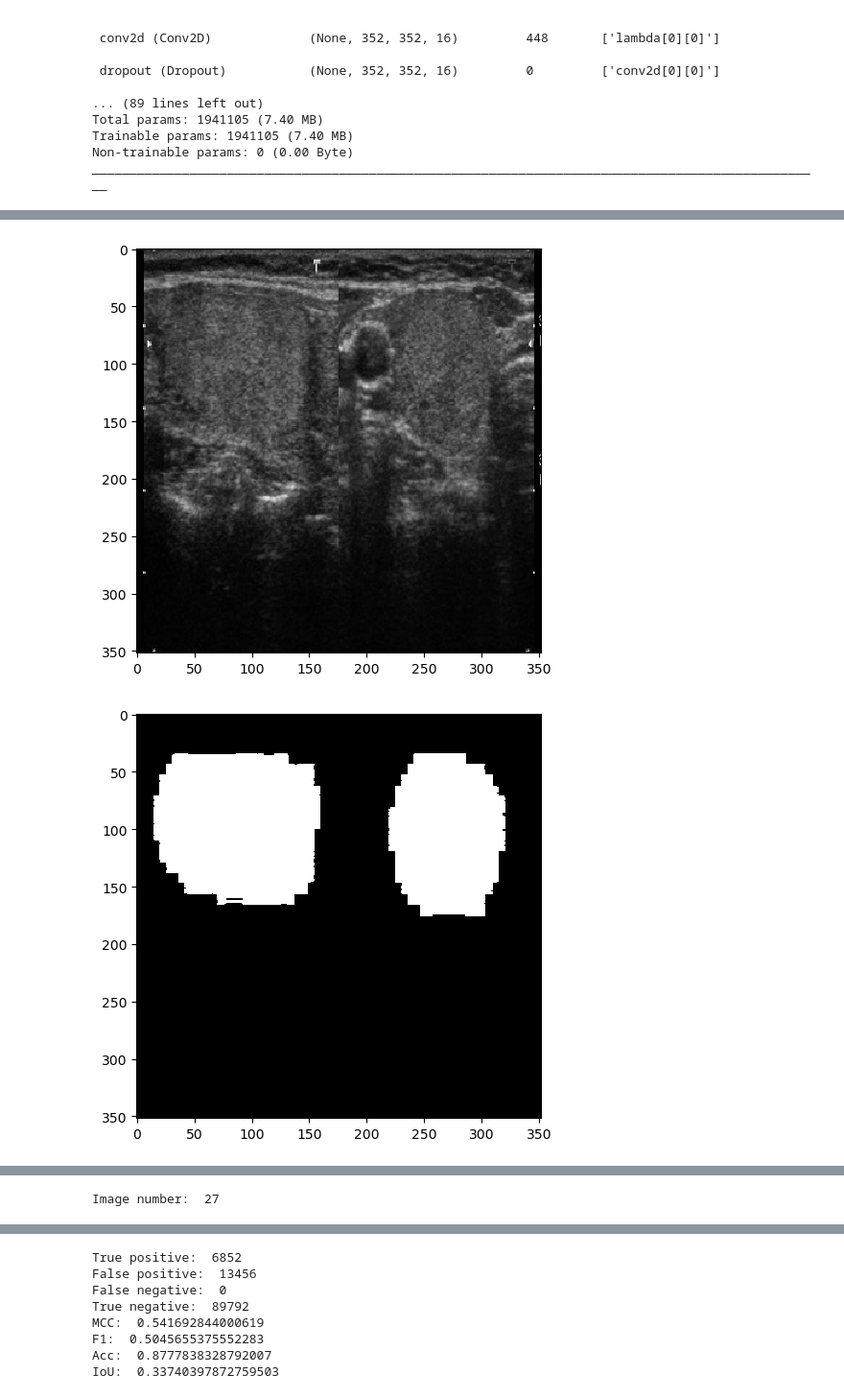
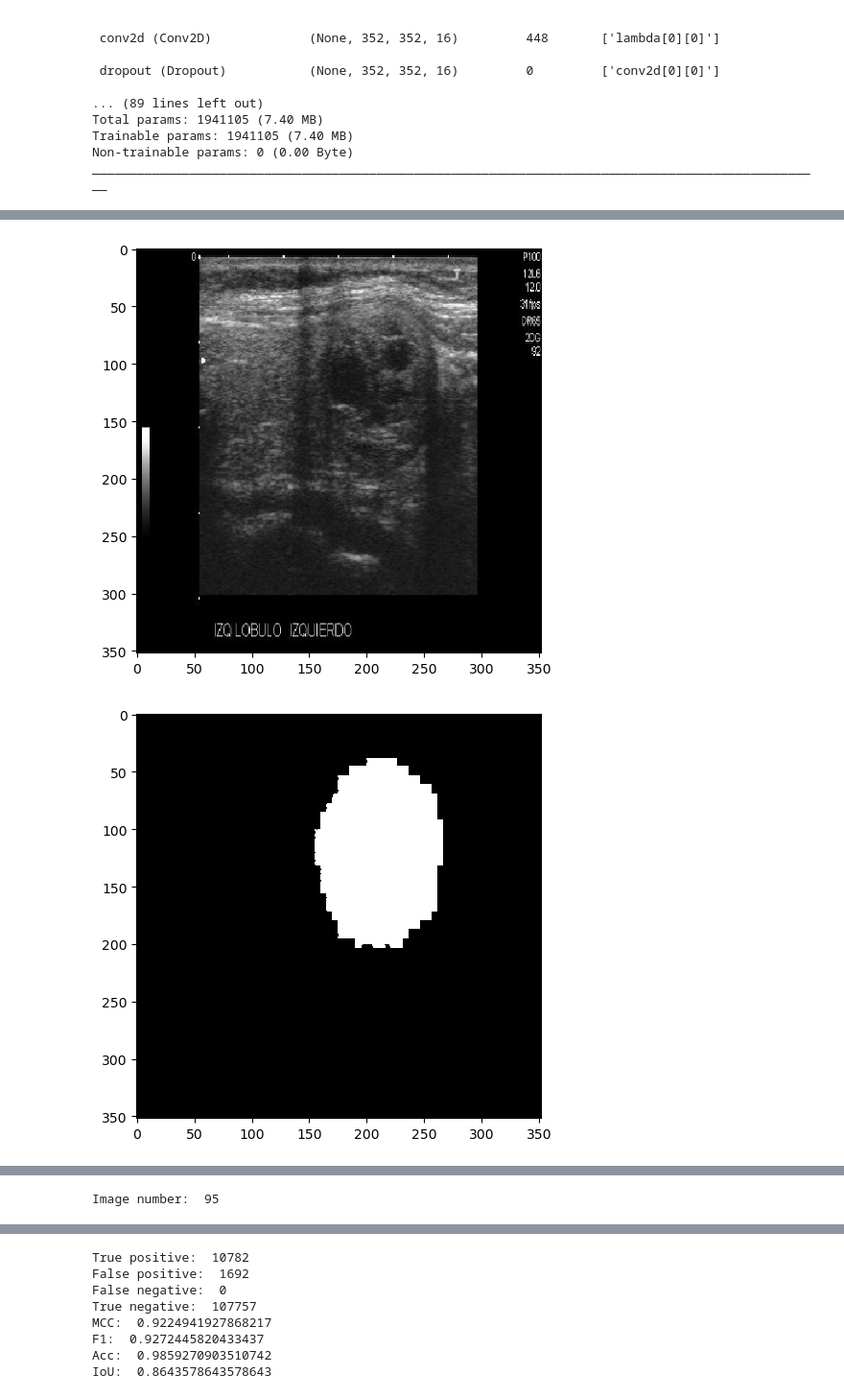
Before and after one commit to LaraTaras/Disertatie_, a Jupyter notebook: jupyternotebook/Unet Model.ipynb, the cells around one changed output, grey strips where cells are left out. Shown at 96% size. Drawn from its saved outputs; the diff is of its cells as text; code cells hidden in the pictures.

```diff
--- a/jupyternotebook/Unet Model.ipynb
+++ b/jupyternotebook/Unet Model.ipynb
@@ -44,7 +45,6 @@ correspondent = {}
 for n, id_ in tqdm(enumerate(train_ids), total=len(train_ids)):
     path = TRAIN_PATH + id_
     img = imread(path + '/images/' + id_ + '.png')[:,:,:IMG_CHANNELS]
-    img = crop(img, ((10, 50),(25, 25), (0, 0)), copy=False)
     img = resize(img, (IMG_HEIGHT, IMG_WIDTH), mode='constant', preserve_range=True)
     X_train[n] = img  # Fill empty X_train with values from img
     correspondent[n] = str(id_)
@@ -52,7 +52,6 @@ for n, id_ in tqdm(enumerate(train_ids), total=len(train_ids)):
 # #train masks
     mask = np.zeros((IMG_HEIGHT, IMG_WIDTH, 1), dtype=np.bool_)
     mask_ = imread(path + '/masks/' + id_ + '.png')
-    mask_ = crop(mask_, ((10, 50),(25, 25)), copy=False)
     mask_ = np.expand_dims(resize(mask_,(IMG_HEIGHT, IMG_WIDTH), mode='constant', preserve_range=True),-1)
     mask = np.maximum(mask, mask_)
 
@@ -73,7 +72,6 @@ for n, id_ in tqdm(enumerate(test_ids), total=len(test_ids)):
 
     mask = np.zeros((IMG_HEIGHT, IMG_WIDTH, 1), dtype=np.bool_)
     mask_ = imread(path + '/masks/' + id_ + '.png')
-    mask_ = crop(mask_, ((10, 50),(25, 25)), copy=False)
     mask_ = np.expand_dims(resize(mask_,(IMG_HEIGHT, IMG_WIDTH), mode='constant', preserve_range=True),-1)
     mask = np.maximum(mask, mask_)
 
@@ -183,7 +181,7 @@ Non-trainable params: 0 (0.00 Byte)
 __________________________________________________________________________________________________
 # %%
 # Se antreneaza modelul
-checkpoiter = tf.keras.callbacks.ModelCheckpoint('model_augmented11_for_nuclei.h5', verbose=1, save_best_only=True)
+checkpoiter = tf.keras.callbacks.ModelCheckpoint('model_augmented12_for_nuclei.h5', verbose=1, save_best_only=True)
 
 callbacks = [
     tf.keras.callbacks.EarlyStopping(patience=2, monitor='val_loss'),
@@ -205,6 +209,6 @@ Epoch 3: val_loss did not improve from 0.22472
 # %%
 # Se incarca modelul antrenat anterior
-model = tf.keras.models.load_model('model_augmented11_for_nuclei.h5')
+#model = tf.keras.models.load_model('model_augmented12_for_nuclei.h5')
 # %%
 idx = random.randint(0, len(X_train))
 
@@ -222,10 +227,11 @@ preds_test_t = (preds_test > 0.5).astype(np.uint8)
 # %%
-# Performe a sanity check on some random training samples
-ix = random.randint(0, len(preds_train_t))
-imshow(X_train[ix])
+x = random.randint(0, len(preds_test_t))
+
+print("Image number: ",x)
+imshow(X_test[x])
 plt.show()
-imshow(np.squeeze(Y_train[ix]))
+imshow(np.squeeze(Y_test[x]))
 plt.show()
-imshow(np.squeeze(preds_train_t[ix]))
+imshow(np.squeeze(preds_test_t[x]))
 plt.show()
 # %% [output]
@@ -334,51 +341,47 @@ from sklearn import metrics
 # %%
  import seaborn as sns
 
-# Se alege un numar aleator
-#ix = random.randint(0, len(preds_val_t))
-ix = 27
-# Se afiseaza imaginea impreuna cu masca si predictia
-imshow(X_train[int(X_train.shape[0]*0.9):][ix])
+imshow(X_test[x])
 plt.show()
-imshow(np.squeeze(Y_train[int(Y_train.shape[0]*0.9):][ix]))
+imshow(np.squeeze(Y_test[x]))
 plt.show()
-imshow(np.squeeze(preds_val_t[ix]))
+imshow(np.squeeze(preds_test_t[x]))
 plt.show()
 
-print("Image number: ",ix)
-gtMask = Y_train[ix]
-predMask = preds_val_t[ix]
+print("Image number: ",x)
+gtMask = Y_test[x]
+predMask = preds_test_t[x]
 
 fp = len(np.where(predMask - gtMask  == 1)[0])
 fn = len(np.where(predMask - gtMask  == -1)[0])
 tp = len(np.where(predMask + gtMask ==2)[0])
 tn = len(np.where(predMask + gtMask == 0)[0])
 cmat = [[tp, fn], [fp, tn]]
 
 plt.figure(figsize = (6,6))
 sns.heatmap(cmat/np.sum(cmat), cmap="Reds", annot=True, fmt = '.2%', square=1,   linewidth=2.)
 plt.xlabel("predictions")
 plt.ylabel("real values")
 plt.show()
 
 # Print parameters
 print("True positive: ",tp)
 print("False positive: ",fp)
 print("False negative: ",fn)
 print("True negative: ",tn)
 
 # Calculate the evaluation metrics
 iou = tp / (tp + fp + fn)
 total = tp + fp + fn + tn
 accuracy = (tp + tn) / total
 f1_score = (2 * tp) / ((2 * tp) + fp + fn)
 mcc = ((tp * tn) - (fp * fn)) / (np.sqrt((tp + fp) * (tp + fn) * (tn + fp) * (tn + fn)))
 
 # Print the evaluation metrics
 print("MCC: ", mcc)
 print("F1: ", f1_score)
 print("Acc: ", accuracy)
 print("IoU: ", iou)
 # %% [output]
-[figure, old version]
+[figure, new version]
-[figure, old version]
+[figure, new version]
@@ -386 +389 @@ print("IoU: ", iou)
-Image number:  27
+Image number:  95
@@ -388,8 +391,8 @@ Image number:  27
-True positive:  6852
-False positive:  13456
+True positive:  10782
+False positive:  1692
 False negative:  0
-True negative:  89792
-MCC:  0.541692844000619
-F1:  0.5045655375552283
-Acc:  0.8777838328792007
-IoU:  0.33740397872759503
+True negative:  107757
+MCC:  0.9224941927868217
+F1:  0.9272445820433437
+Acc:  0.9859270903510742
+IoU:  0.8643578643578643
```
Also changed, not shown: parts of 7 cells of this notebook, 1 other file.
